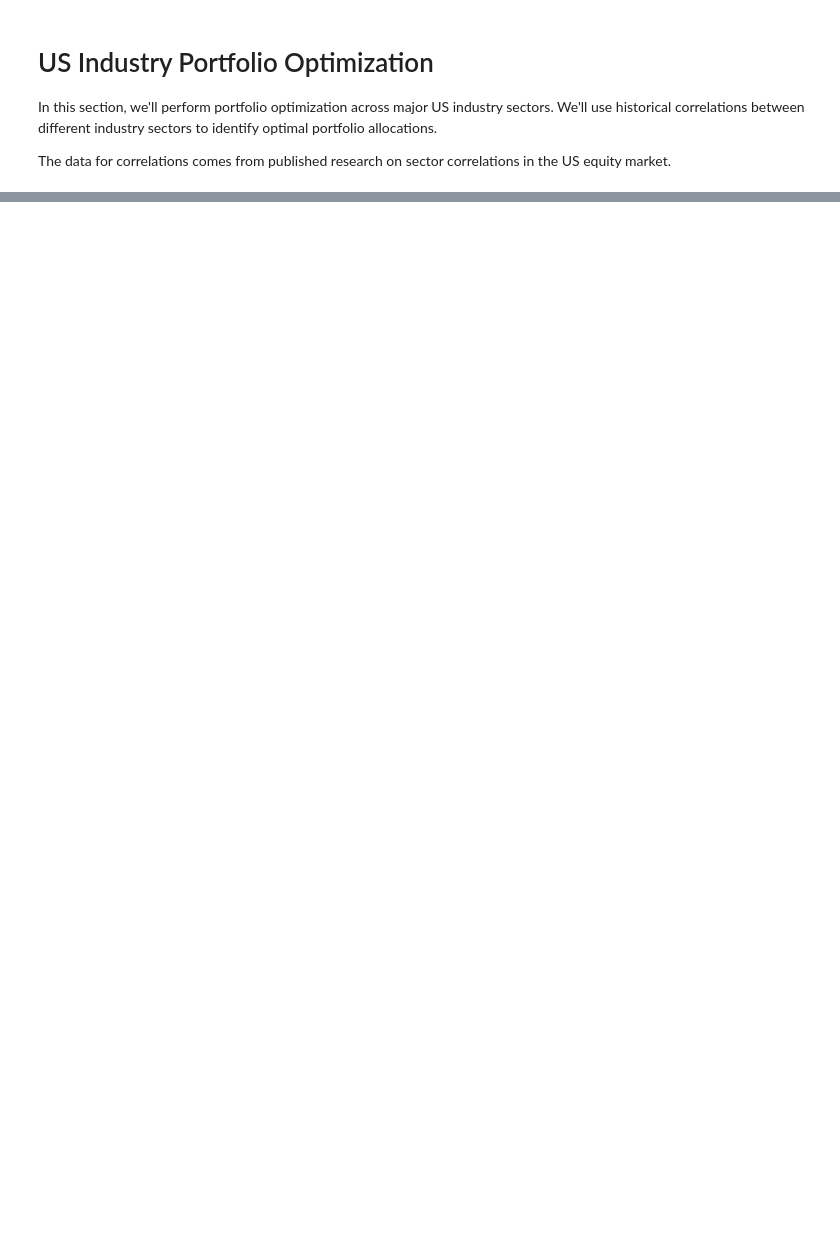
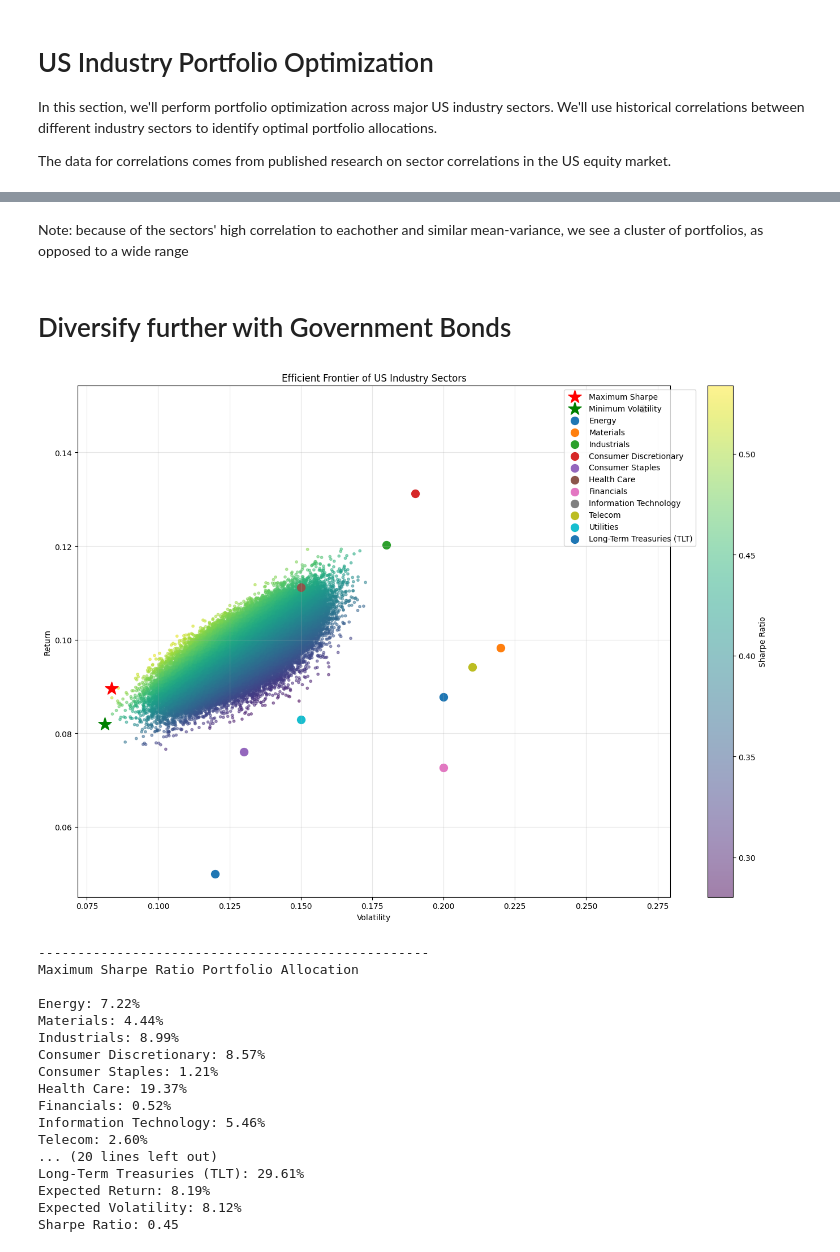
Before and after one commit to howesrichard/FM_portfolio_optimisation, a Jupyter notebook: Portfolio Theory.ipynb, the cells around one changed output, grey strips where cells are left out. Cells and saved outputs as stored; diff of their text form; code cells hidden in the pictures; blank space fills up the shorter version.

Commit message:
Added in Governmnet Bonds

```diff
--- a/Portfolio Theory.ipynb
+++ b/Portfolio Theory.ipynb
@@ -561,3 +562,57 @@ Sharpe Ratio: 78.19
+# %% [markdown]
+Note: because of the sectors' high correlation to eachother and similar mean-variance, we see a cluster of portfolios, as opposed to a wide range
+# %% [markdown]
+# Diversify further with Government Bonds
+# %%
+# Extend your sector list
+sectors.append("Long-Term Treasuries (TLT)")
+
+# Add TLT's expected return
+sector_returns = np.append(sector_returns, 0.05)
+
+# Add TLT's volatility (~12%)
+sector_volatilities = np.append(sector_volatilities, 0.12)
+
+# Estimated correlations of TLT with each sector
+tlt_corr_with_sectors = np.array([
+    -0.35,  # Energy
+    -0.30,  # Materials
+    -0.40,  # Industrials
+    -0.45,  # Consumer Discretionary
+    -0.25,  # Consumer Staples
+    -0.30,  # Health Care
+    -0.45,  # Financials
+    -0.25,  # Information Technology
+    -0.40,  # Telecom
+    -0.30   # Utilities
+])
+
+# Add TLT row and column to the sector_corr matrix
+sector_corr = np.vstack([sector_corr, tlt_corr_with_sectors])
+tlt_corr_row = np.append(tlt_corr_with_sectors, 1.0).reshape(1, -1)
+sector_corr = np.hstack([sector_corr, tlt_corr_row.T])
+
+cov_incl_bonds = create_covariance_matrix(sector_volatilities, sector_corr)
+plot_multi_asset_frontier(sector_returns, cov_incl_bonds, sectors)
+# %% [output]
+[figure, added]
+--------------------------------------------------
+Maximum Sharpe Ratio Portfolio Allocation
+
+Energy: 7.22%
+Materials: 4.44%
+Industrials: 8.99%
+Consumer Discretionary: 8.57%
+Consumer Staples: 1.21%
+Health Care: 19.37%
+Financials: 0.52%
+Information Technology: 5.46%
+Telecom: 2.60%
+... (20 lines left out)
+Long-Term Treasuries (TLT): 29.61%
+Expected Return: 8.19%
+Expected Volatility: 8.12%
+Sharpe Ratio: 0.45
 # %% [markdown]
 # Conclusion
 
```
Also changed, not shown: parts of 3 cells of this notebook.
